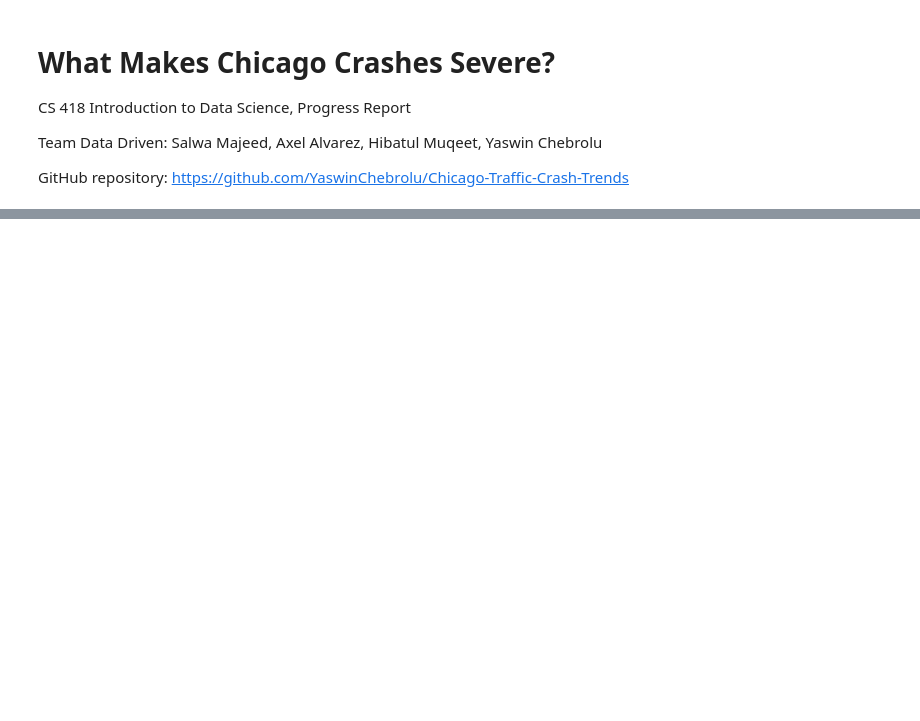
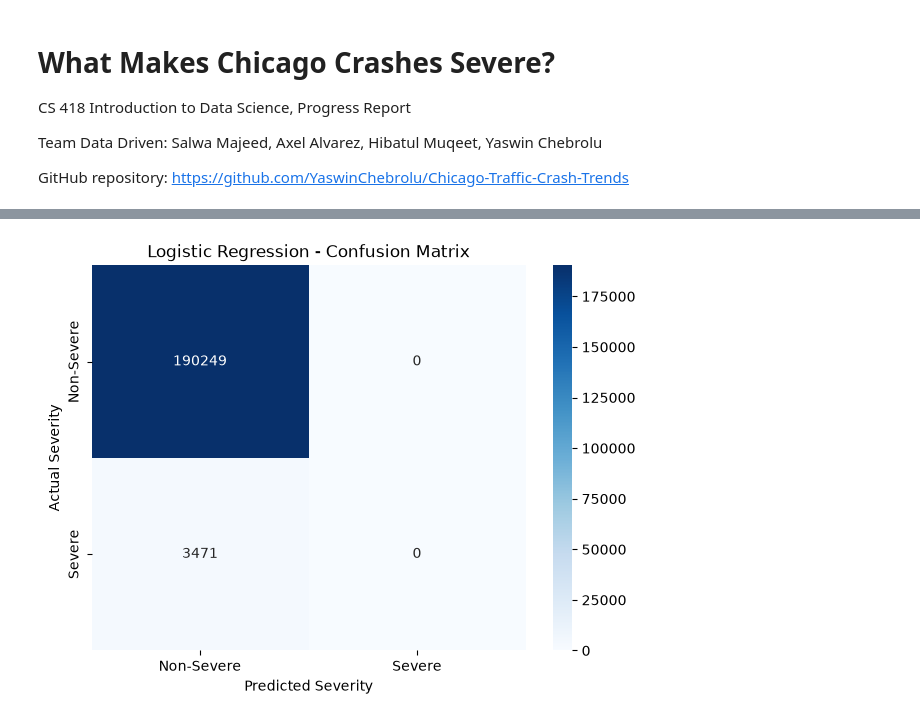
Before and after one commit to YaswinChebrolu/Chicago-Traffic-Crash-Trends, a Jupyter notebook: notebooks/progress_report.ipynb, the cells around one changed output, grey strips where cells are left out. Cells and saved outputs as stored; diff of their text form; code cells hidden in the pictures; blank space fills up the shorter version.

```diff
--- a/notebooks/progress_report.ipynb
+++ b/notebooks/progress_report.ipynb
@@ -250,0 +325,15 @@ Concrete plans and goals for the next month. Include who owns each item and a ta
+# %%
+# Predict crash severity
+y_pred = logistic_model.predict(X_test)
+
+# Predict probability of each class
+y_prob = logistic_model.predict_proba(X_test)
+
+# Extract probability of a severe crash (class 1)
+severe_probabilities = y_prob[:, 1]
+
+print("First 10 predictions:")
+print(y_pred[:10])
+
+print("\nFirst 10 severe crash probabilities:")
+print(severe_probabilities[:10])
@@ -250,0 +391,22 @@ Concrete plans and goals for the next month. Include who owns each item and a ta
+# %%
+#Confusion Matrix for LRM
+cm = confusion_matrix(y_test, y_pred)
+
+plt.figure(figsize=(7, 5))
+
+sns.heatmap(
+    cm,
+    annot=True,
+    fmt="d",
+    cmap="Blues",
+    xticklabels=["Non-Severe", "Severe"],
+    yticklabels=["Non-Severe", "Severe"]
+)
+
+plt.xlabel("Predicted Severity")
+plt.ylabel("Actual Severity")
+plt.title("Logistic Regression - Confusion Matrix")
+
+plt.show()
+# %% [output]
+[figure, added]
```
Also changed, not shown: parts of 40 cells of this notebook.
